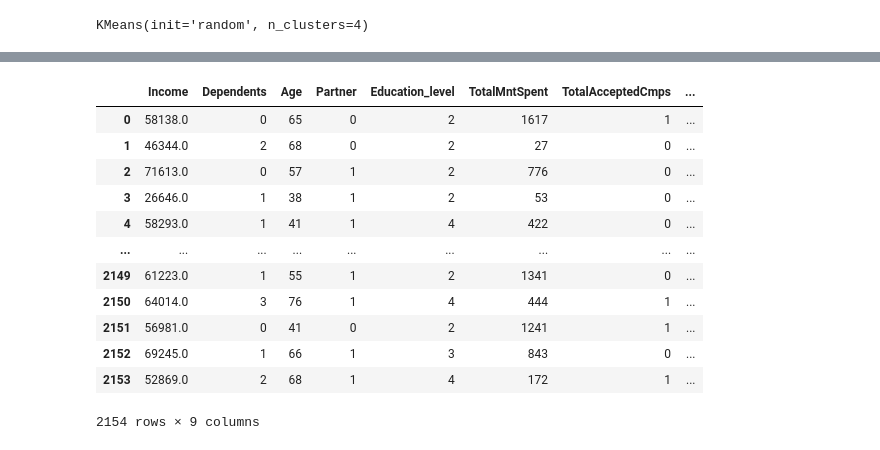
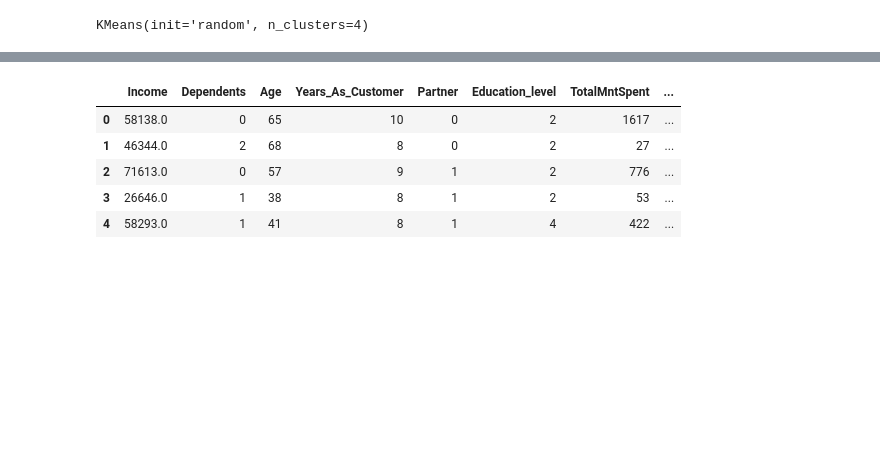
Before and after one commit to DanielSLucas/introducaoDataScience, a Jupyter notebook: praticando/customers/customers.ipynb, the cells around one changed output, grey strips where cells are left out. Cells and saved outputs as stored; diff of their text form; code cells hidden in the pictures; blank space fills up the shorter version.

```diff
--- a/praticando/customers/customers.ipynb
+++ b/praticando/customers/customers.ipynb
@@ -69,7 +75,14 @@ educationLevels
 # %%
+educationLevels = customers['Education'].unique().tolist()
+educationLevels.sort()
+
+print('Education_level')
+for level in educationLevels:
+  print(educationLevels.index(level), '-', level)
+
 customers = customers.rename(columns={'Education': 'Education_level'})
 customers['Education_level'] = customers['Education_level'].map(
   lambda level: educationLevels.index(level)
 )
-customers
+customers.head()
 # %% [output]
@@ -100,7 +102,11 @@ customers['Marital_Status'].unique().tolist()
 # %%
+print('Marital_Status\tPartner')
+for status in customers['Marital_Status'].unique().tolist():
+  print( '%10s\t%4d'% (status, 1 if status in ['Married', 'Together'] else 0))
+
 customers = customers.rename(columns={'Marital_Status': 'Partner'})
 customers['Partner'] = customers['Partner'].map(
   lambda status: 1 if status in ['Married', 'Together'] else 0
 )
-customers
+customers.head()
 # %% [output]
@@ -203,5 +151,5 @@ See the caveats in the documentation: https://pandas.pydata.org/pandas-docs/stab
 # %%
-relevantFeatures = ['Income', 'Dependents','Age','Partner','Education_level', 'TotalMntSpent', 'TotalAcceptedCmps', 'TotalNumPurchases']
+relevantFeatures = ['Income', 'Dependents', 'Age', 'Years_As_Customer','Partner','Education_level', 'TotalMntSpent', 'TotalAcceptedCmps', 'TotalNumPurchases']
 # %%
 import numpy as np
 from scipy import stats
@@ -233,3 +166,0 @@ df
-# %%
-kmeans = KMeans(n_clusters = 3, init = 'random')
-kmeans.fit(df)
@@ -348,21 +268,14 @@ plt.show()
 # %%
 clustered_df = df
 clustered_df['group'] = labels
-clustered_df
+clustered_df.head()
 # %% [output]
-|  | Income | Dependents | Age | Partner | Education_level | TotalMntSpent | TotalAcceptedCmps | ... |
-| 0 | 58138.0 | 0 | 65 | 0 | 2 | 1617 | 1 | ... |
-| 1 | 46344.0 | 2 | 68 | 0 | 2 | 27 | 0 | ... |
-| 2 | 71613.0 | 0 | 57 | 1 | 2 | 776 | 0 | ... |
-| 3 | 26646.0 | 1 | 38 | 1 | 2 | 53 | 0 | ... |
-| 4 | 58293.0 | 1 | 41 | 1 | 4 | 422 | 0 | ... |
-| ... | ... | ... | ... | ... | ... | ... | ... | ... |
-| 2149 | 61223.0 | 1 | 55 | 1 | 2 | 1341 | 0 | ... |
-| 2150 | 64014.0 | 3 | 76 | 1 | 4 | 444 | 1 | ... |
-| 2151 | 56981.0 | 0 | 41 | 0 | 2 | 1241 | 1 | ... |
-| 2152 | 69245.0 | 1 | 66 | 1 | 3 | 843 | 0 | ... |
-| 2153 | 52869.0 | 2 | 68 | 1 | 4 | 172 | 1 | ... |
+|  | Income | Dependents | Age | Years_As_Customer | Partner | Education_level | TotalMntSpent | ... |
+| 0 | 58138.0 | 0 | 65 | 10 | 0 | 2 | 1617 | ... |
+| 1 | 46344.0 | 2 | 68 | 8 | 0 | 2 | 27 | ... |
+| 2 | 71613.0 | 0 | 57 | 9 | 1 | 2 | 776 | ... |
+| 3 | 26646.0 | 1 | 38 | 8 | 1 | 2 | 53 | ... |
+| 4 | 58293.0 | 1 | 41 | 8 | 1 | 4 | 422 | ... |
-2154 rows × 9 columns
 # %%
 description = clustered_df.groupby("group")[relevantFeatures]
 n_clients = description.size()
```
Also changed, not shown: parts of 26 cells of this notebook.
